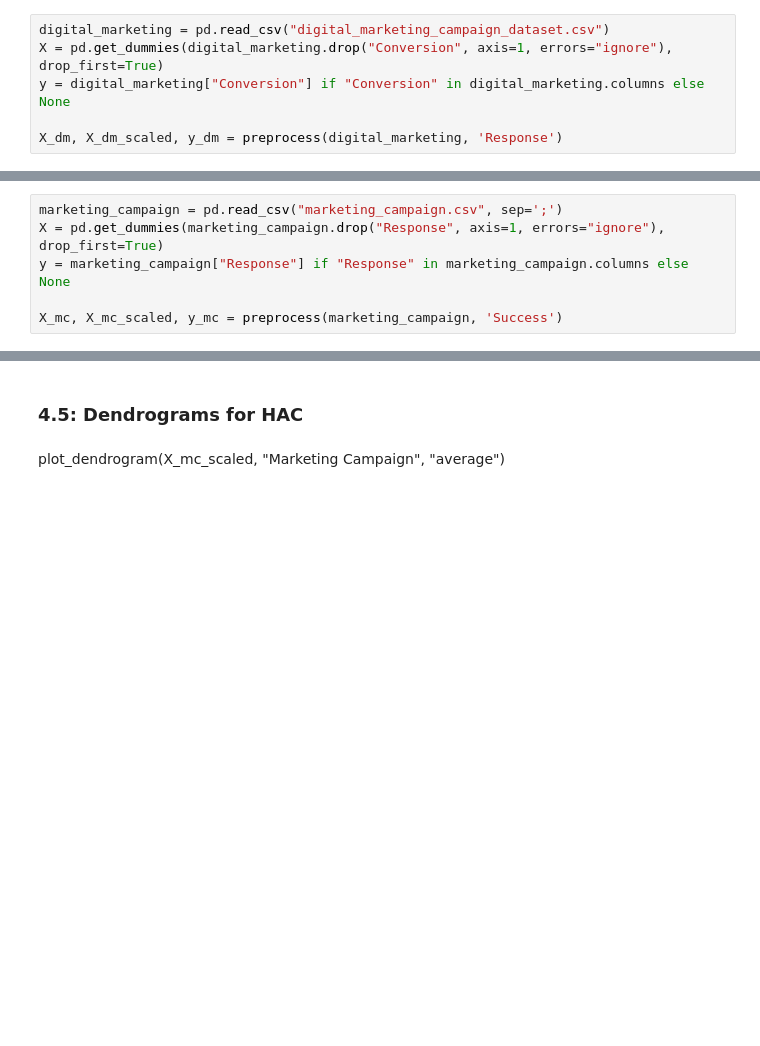
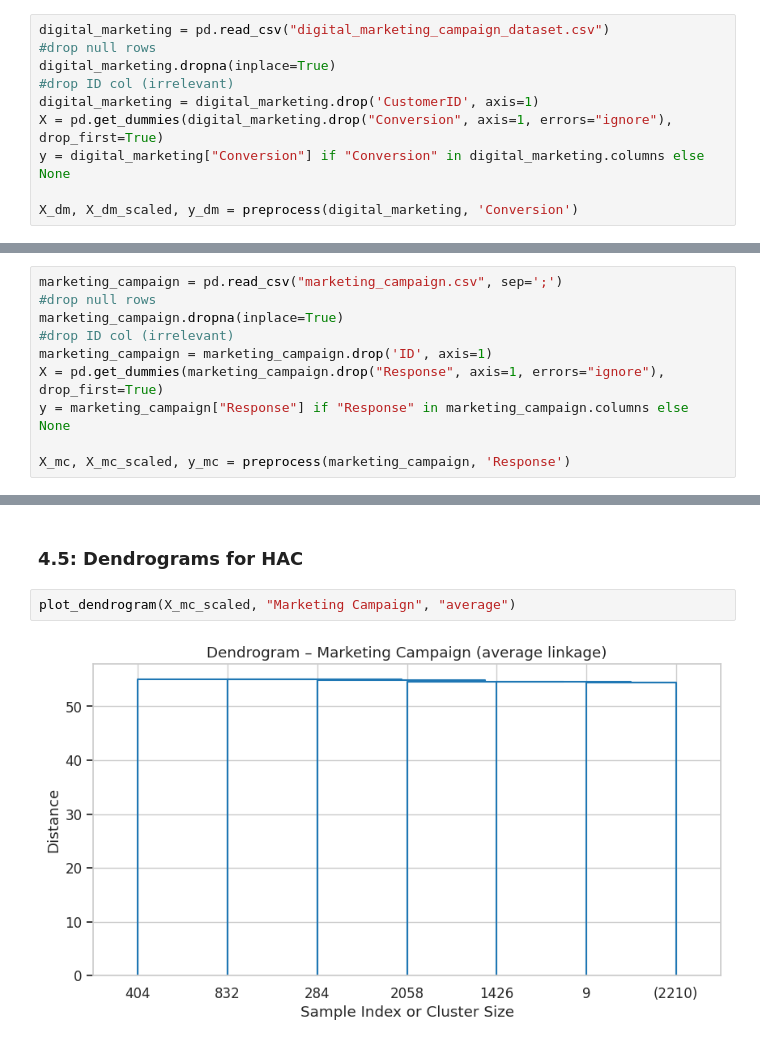
Before and after one commit to paumar2/Capstone-Customer-Churn-BU, a Jupyter notebook: week11_clustering_pt2_notebook.ipynb, the cells around one changed output, grey strips where cells are left out. Saved outputs shown, nothing was run; the diff lists cells and outputs as text; blank space fills up the shorter version.

```diff
--- a/week11_clustering_pt2_notebook.ipynb
+++ b/week11_clustering_pt2_notebook.ipynb
@@ -112,10 +126,14 @@ plot_dendrogram(X_cc_scaled, "Customer Churn", "ward")
 ### 3.1: Data Overview & Preparation
 # %%
 digital_marketing = pd.read_csv("digital_marketing_campaign_dataset.csv")
+#drop null rows
+digital_marketing.dropna(inplace=True)
+#drop ID col (irrelevant)
+digital_marketing = digital_marketing.drop('CustomerID', axis=1)
 X = pd.get_dummies(digital_marketing.drop("Conversion", axis=1, errors="ignore"), drop_first=True)
 y = digital_marketing["Conversion"] if "Conversion" in digital_marketing.columns else None
 
-X_dm, X_dm_scaled, y_dm = preprocess(digital_marketing, 'Response')
+X_dm, X_dm_scaled, y_dm = preprocess(digital_marketing, 'Conversion')
 # %% [markdown]
 ### 3.2: Dimensionality Reduction (PCA for visualization)
 # %%
@@ -140,10 +174,14 @@ plot_dendrogram(X_dm_scaled, "Digital Marketing", "complete")
 ### 4.1: Data Overview & Preparation
 # %%
 marketing_campaign = pd.read_csv("marketing_campaign.csv", sep=';')
+#drop null rows
+marketing_campaign.dropna(inplace=True)
+#drop ID col (irrelevant)
+marketing_campaign = marketing_campaign.drop('ID', axis=1)
 X = pd.get_dummies(marketing_campaign.drop("Response", axis=1, errors="ignore"), drop_first=True)
 y = marketing_campaign["Response"] if "Response" in marketing_campaign.columns else None
 
-X_mc, X_mc_scaled, y_mc = preprocess(marketing_campaign, 'Success')
+X_mc, X_mc_scaled, y_mc = preprocess(marketing_campaign, 'Response')
 # %% [markdown]
 ### 4.2: Dimensionality Reduction (PCA for visualization)
 # %%
@@ -161,4 +213,6 @@ for method in ["ward", "complete", "average"]:
 # %% [markdown]
 ### 4.5: Dendrograms for HAC
-# %% [markdown]
-plot_dendrogram(X_mc_scaled, "Marketing Campaign", "average")
+# %%
+plot_dendrogram(X_mc_scaled, "Marketing Campaign", "average")
+# %% [output]
+[figure, added]
```
Also changed, not shown: parts of 11 cells of this notebook.
